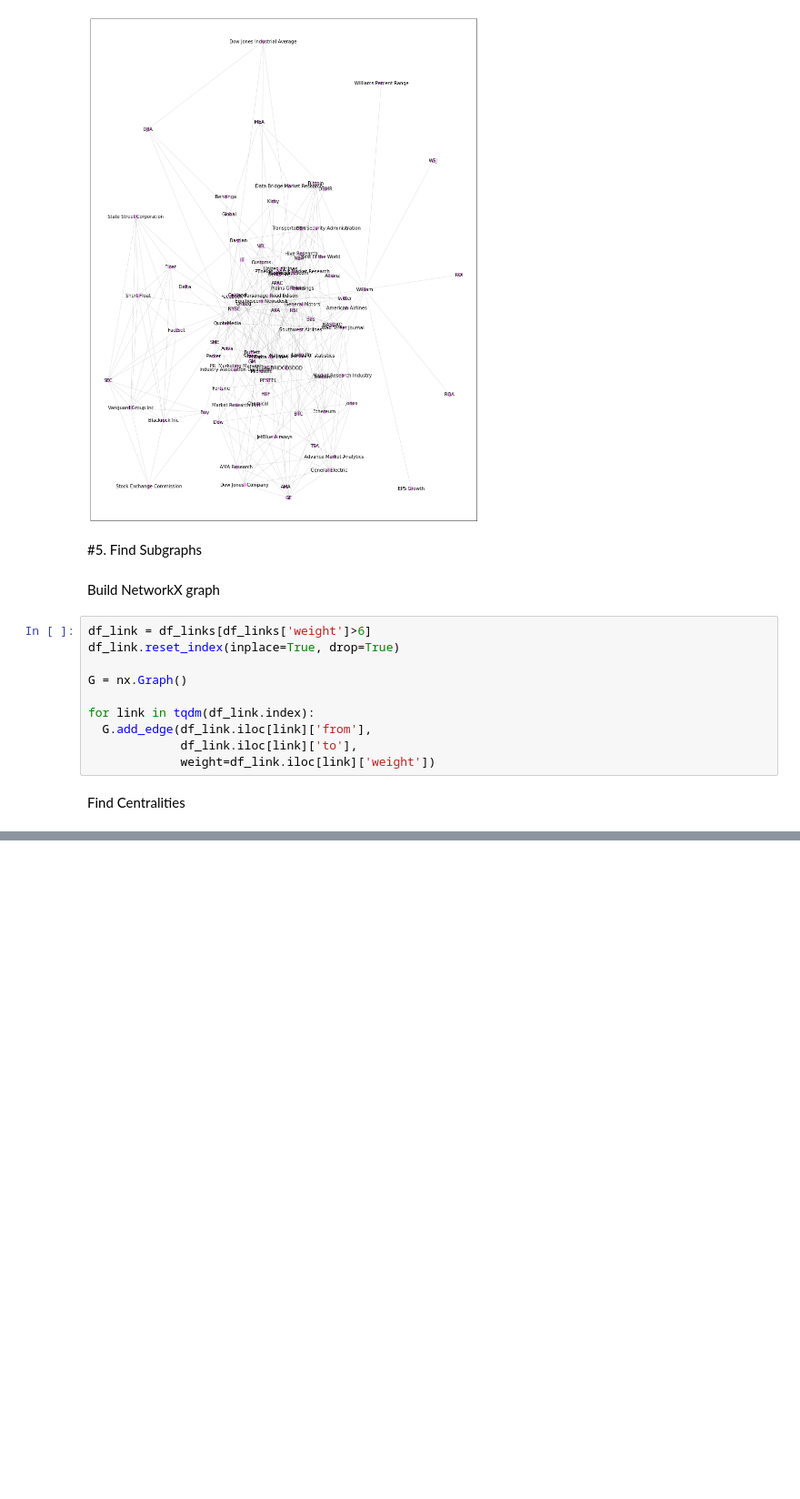
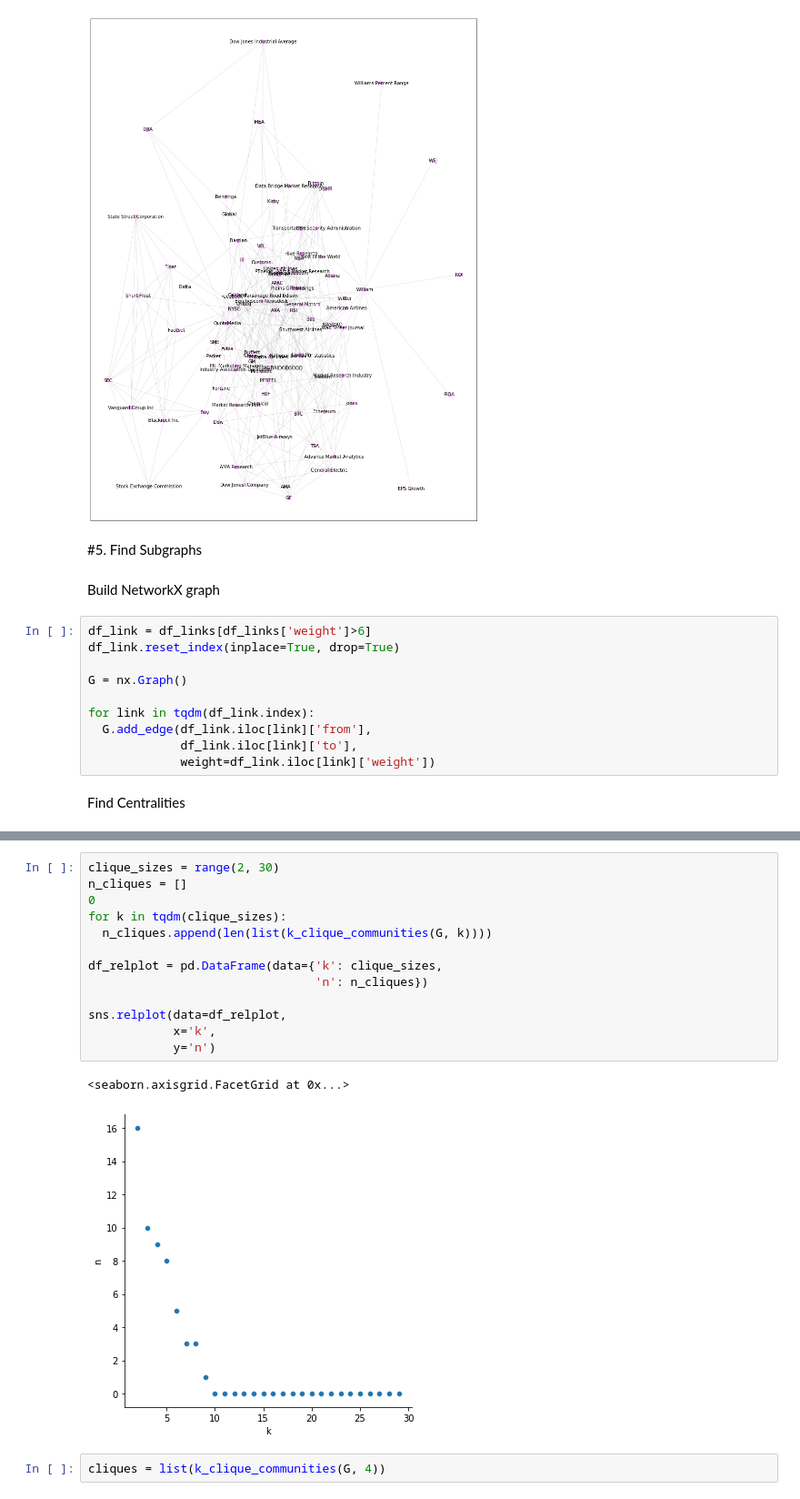
Before and after one commit to jnrkufuor/apollo, a Jupyter notebook: notebooks/Graph.ipynb, the cells around one changed output, grey strips where cells are left out. Shown: that part at 91% size. Cells and saved outputs as stored; diff of their text form; blank space fills up the shorter version.

```diff
--- a/notebooks/Graph.ipynb
+++ b/notebooks/Graph.ipynb
@@ -142,0 +147,18 @@ g.get_figure().savefig('cent_plot.png', dpi=1000)
+# %%
+clique_sizes = range(2, 30)
+n_cliques = []
+0
+for k in tqdm(clique_sizes):
+  n_cliques.append(len(list(k_clique_communities(G, k))))
+
+df_relplot = pd.DataFrame(data={'k': clique_sizes,
+                                'n': n_cliques})
+
+sns.relplot(data=df_relplot,
+            x='k',
+            y='n')
+# %% [output]
+<seaborn.axisgrid.FacetGrid at 0x...>
+[figure, added]
+# %%
+cliques = list(k_clique_communities(G, 4))
```
Also changed, not shown: parts of 8 cells of this notebook.
